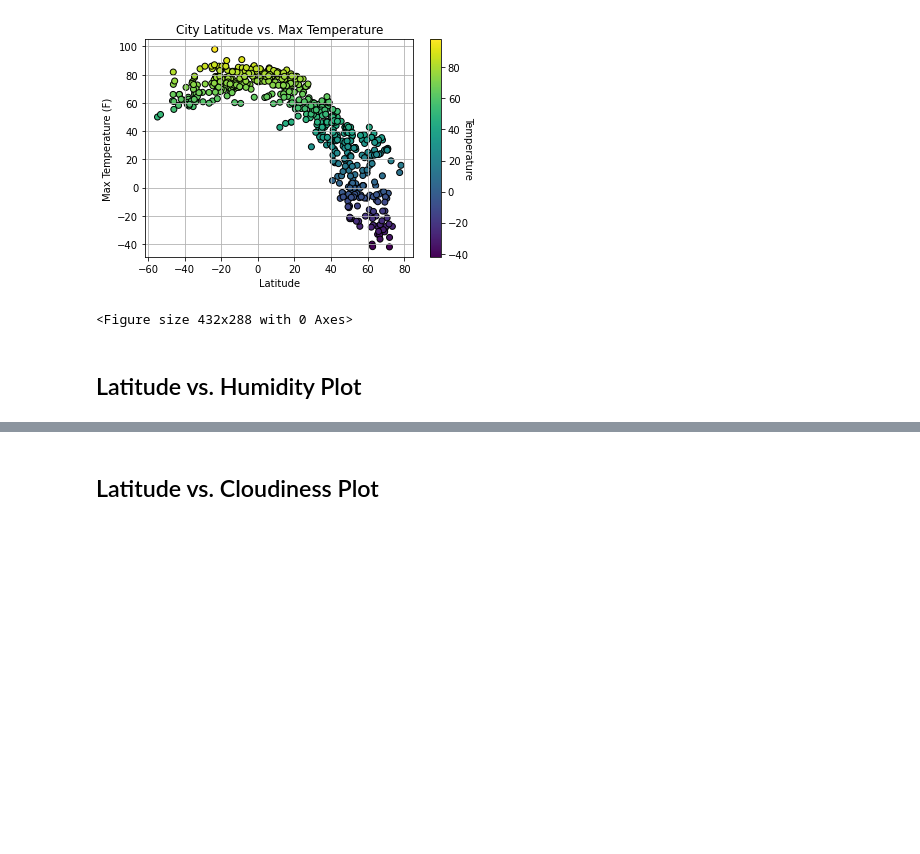
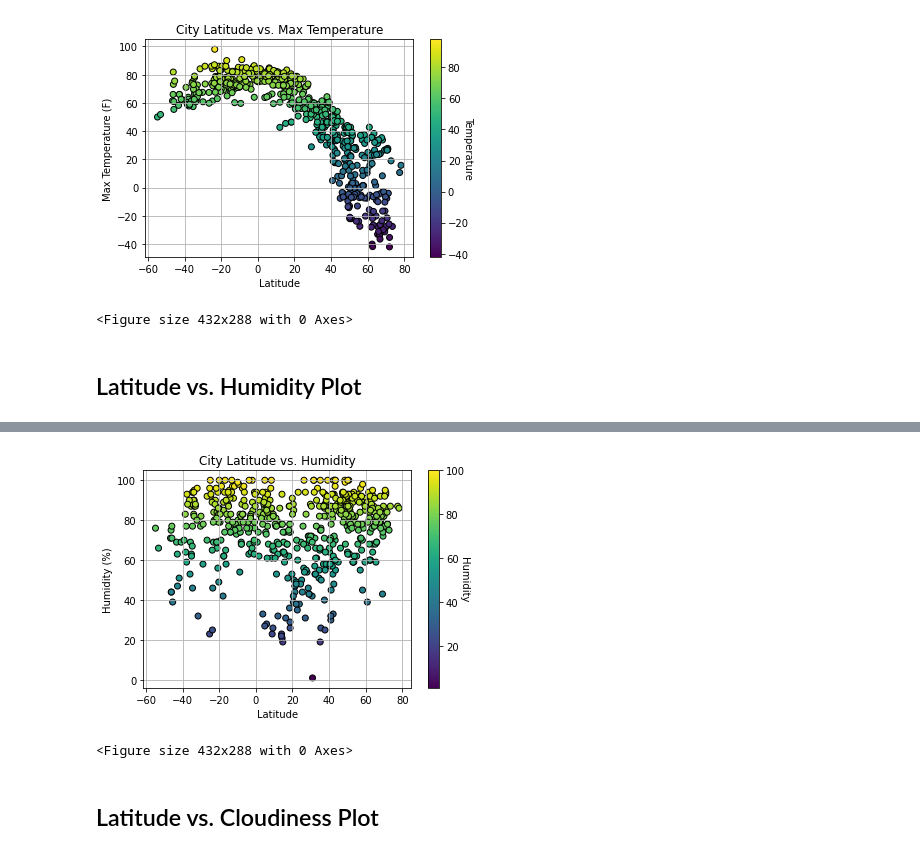
Before and after one commit to Ryan-Essss/python-api-challenge, a Jupyter notebook: WeatherPy/WeatherPy.ipynb, the cells around one changed output, grey strips where cells are left out. Drawn from its saved outputs; the diff is of its cells as text; code cells hidden in the pictures; blank space fills up the shorter version.

Commit message:
all scatter plots

```diff
--- a/WeatherPy/WeatherPy.ipynb
+++ b/WeatherPy/WeatherPy.ipynb
@@ -248,2 +238,17 @@ plt.savefig('output_data/latitude_vs_temp.png')
+# %%
+plt.scatter(clean_city_data['Lat'],clean_city_data['Humidity (%)'],
+           c=clean_city_data['Humidity (%)'], edgecolors = 'black')
+
+clb = plt.colorbar()
+plt.xlabel('Latitude')
+plt.ylabel('Humidity (%)')
+plt.title('City Latitude vs. Humidity')
+clb.set_label('Humidity', rotation = 270)
+plt.grid()
+plt.show()
+plt.savefig('output_data/latitude_vs_humidity.png')
+# %% [output]
+[figure, added]
+<Figure size 432x288 with 0 Axes>
 # %% [markdown]
 ## Latitude vs. Cloudiness Plot
```
Also changed, not shown: parts of 6 cells of this notebook, 3 other files.
